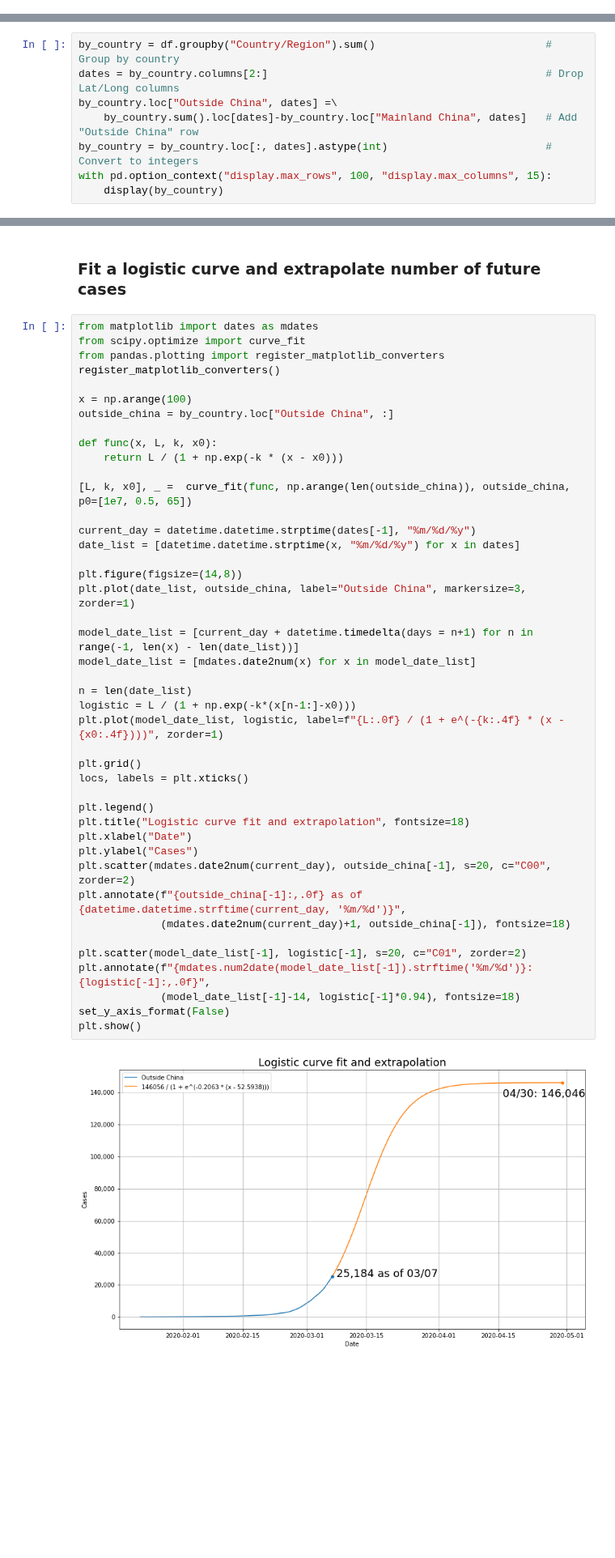
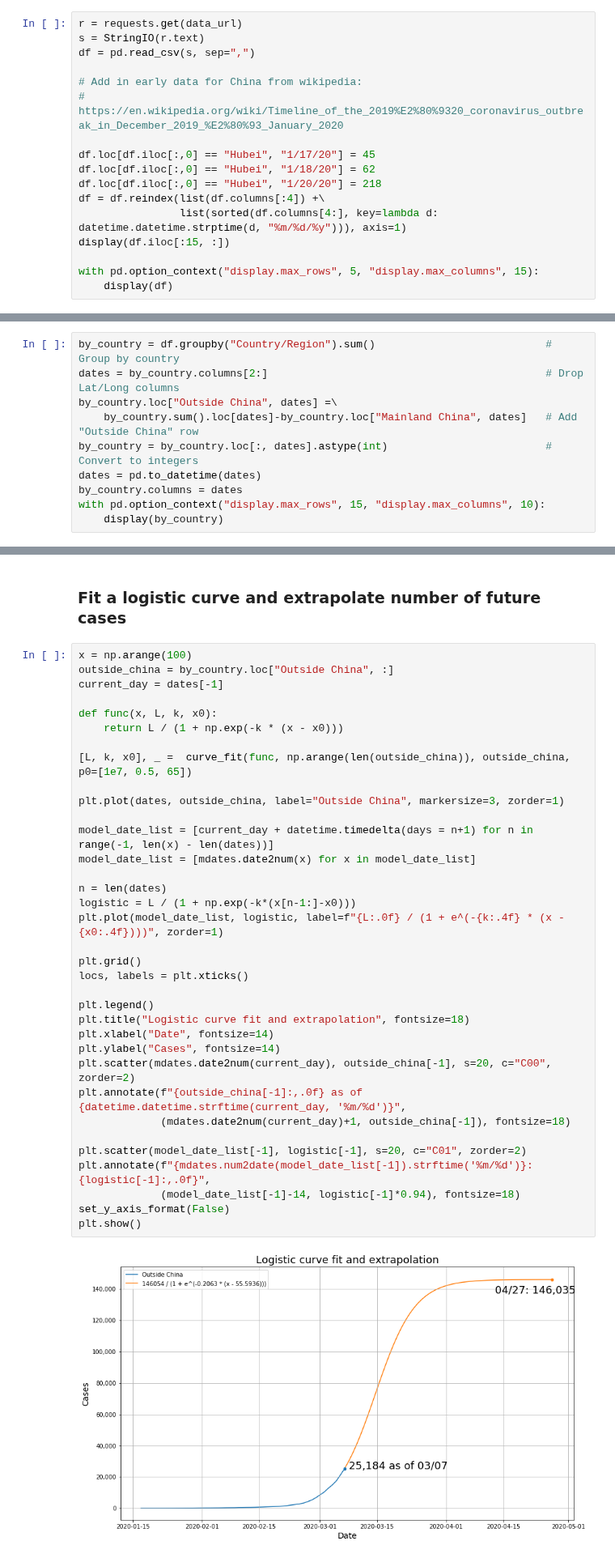
Before and after one commit to JeroenKools/covid19, a Jupyter notebook: COVID-19.ipynb, the cells around one changed output, grey strips where cells are left out. Shown at 81% size. Saved outputs shown, nothing was run; the diff lists cells and outputs as text; blank space fills up the shorter version.

```diff
--- a/COVID-19.ipynb
+++ b/COVID-19.ipynb
@@ -39,0 +31,17 @@ with pd.option_context("display.max_rows", 5, "display.max_columns", 15):
+# %%
+r = requests.get(data_url)
+s = StringIO(r.text)
+df = pd.read_csv(s, sep=",")
+
+# Add in early data for China from wikipedia:
+# https://en.wikipedia.org/wiki/Timeline_of_the_2019%E2%80%9320_coronavirus_outbreak_in_December_2019_%E2%80%93_January_2020
+
+df.loc[df.iloc[:,0] == "Hubei", "1/17/20"] = 45
+df.loc[df.iloc[:,0] == "Hubei", "1/18/20"] = 62
+df.loc[df.iloc[:,0] == "Hubei", "1/20/20"] = 218
+df = df.reindex(list(df.columns[:4]) +\
+                list(sorted(df.columns[4:], key=lambda d: datetime.datetime.strptime(d, "%m/%d/%y"))), axis=1)
+display(df.iloc[:15, :])
+
+with pd.option_context("display.max_rows", 5, "display.max_columns", 15):
+    display(df)
@@ -45,6 +78,8 @@ dates = by_country.columns[2:]                                            # Drop
 by_country.loc["Outside China", dates] =\
     by_country.sum().loc[dates]-by_country.loc["Mainland China", dates]   # Add "Outside China" row
 by_country = by_country.loc[:, dates].astype(int)                         # Convert to integers
-with pd.option_context("display.max_rows", 100, "display.max_columns", 15):
+dates = pd.to_datetime(dates)
+by_country.columns = dates
+with pd.option_context("display.max_rows", 15, "display.max_columns", 10):
     display(by_country)
 # %% [output]
@@ -150,47 +205,39 @@ plt.show()
 # %% [markdown]
 ### Fit a logistic curve and extrapolate number of future cases
 # %%
-from matplotlib import dates as mdates
-from scipy.optimize import curve_fit
-from pandas.plotting import register_matplotlib_converters
-register_matplotlib_converters()
-
 x = np.arange(100)
 outside_china = by_country.loc["Outside China", :]
+current_day = dates[-1]
 
 def func(x, L, k, x0):
     return L / (1 + np.exp(-k * (x - x0)))
 
 [L, k, x0], _ =  curve_fit(func, np.arange(len(outside_china)), outside_china, p0=[1e7, 0.5, 65])
 
-current_day = datetime.datetime.strptime(dates[-1], "%m/%d/%y")
-date_list = [datetime.datetime.strptime(x, "%m/%d/%y") for x in dates]
+plt.plot(dates, outside_china, label="Outside China", markersize=3, zorder=1)
 
-plt.figure(figsize=(14,8))
-plt.plot(date_list, outside_china, label="Outside China", markersize=3, zorder=1)
-
-model_date_list = [current_day + datetime.timedelta(days = n+1) for n in range(-1, len(x) - len(date_list))]
+model_date_list = [current_day + datetime.timedelta(days = n+1) for n in range(-1, len(x) - len(dates))]
 model_date_list = [mdates.date2num(x) for x in model_date_list]
 
-n = len(date_list)
+n = len(dates)
 logistic = L / (1 + np.exp(-k*(x[n-1:]-x0)))
 plt.plot(model_date_list, logistic, label=f"{L:.0f} / (1 + e^(-{k:.4f} * (x - {x0:.4f})))", zorder=1)
 
 plt.grid()
 locs, labels = plt.xticks()
 
 plt.legend()
 plt.title("Logistic curve fit and extrapolation", fontsize=18)
-plt.xlabel("Date")
-plt.ylabel("Cases")
+plt.xlabel("Date", fontsize=14)
+plt.ylabel("Cases", fontsize=14)
 plt.scatter(mdates.date2num(current_day), outside_china[-1], s=20, c="C00", zorder=2)
 plt.annotate(f"{outside_china[-1]:,.0f} as of {datetime.datetime.strftime(current_day, '%m/%d')}",
              (mdates.date2num(current_day)+1, outside_china[-1]), fontsize=18)
 
 plt.scatter(model_date_list[-1], logistic[-1], s=20, c="C01", zorder=2)
 plt.annotate(f"{mdates.num2date(model_date_list[-1]).strftime('%m/%d')}: {logistic[-1]:,.0f}",
              (model_date_list[-1]-14, logistic[-1]*0.94), fontsize=18)
 set_y_axis_format(False)
 plt.show()
 # %% [output]
-[figure, old version]
+[figure, new version]
```
Also changed, not shown: parts of 8 cells of this notebook.
